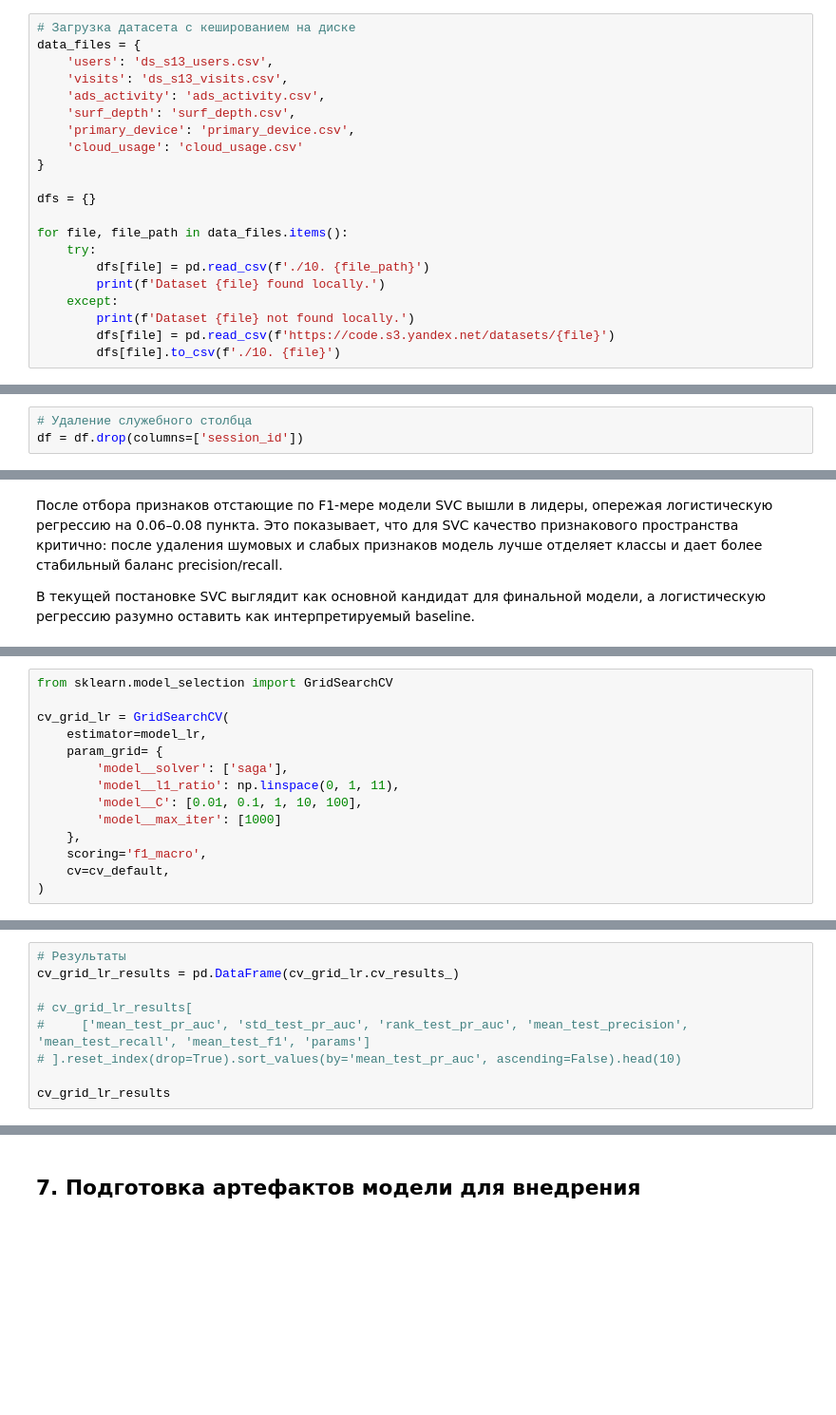
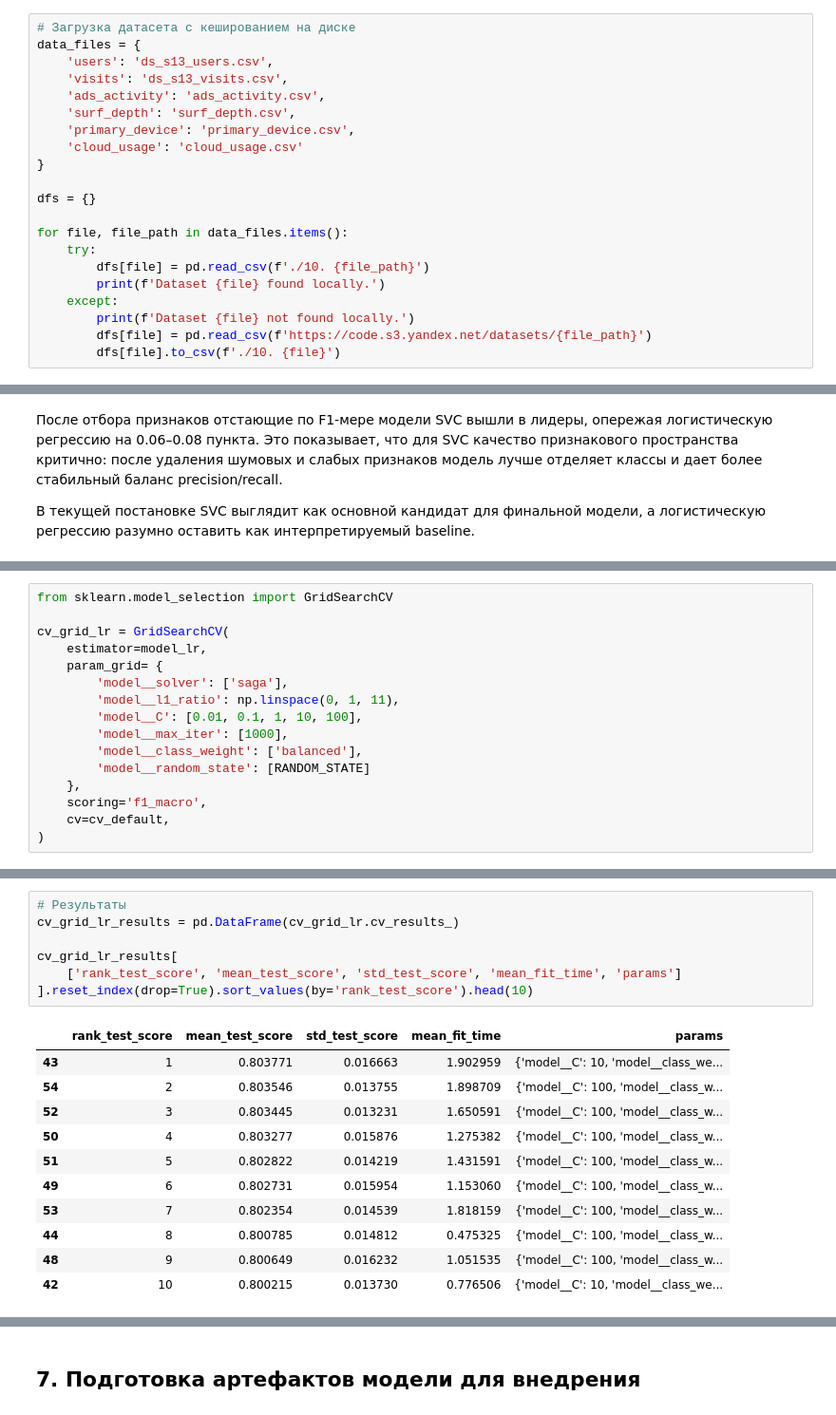
Before and after one commit to Daniel217D/linear-regression-experiments, a Jupyter notebook: 10. yandex-marketing-classification.ipynb, the cells around one changed output, grey strips where cells are left out. Shown at 95% size. Drawn from its saved outputs; the diff is of its cells as text; blank space fills up the shorter version.

```diff
--- a/10. yandex-marketing-classification.ipynb
+++ b/10. yandex-marketing-classification.ipynb
@@ -49,7 +49,7 @@ for file, file_path in data_files.items():
         print(f'Dataset {file} found locally.')
     except:
         print(f'Dataset {file} not found locally.')
-        dfs[file] = pd.read_csv(f'https://code.s3.yandex.net/datasets/{file}')
+        dfs[file] = pd.read_csv(f'https://code.s3.yandex.net/datasets/{file_path}')
         dfs[file].to_csv(f'./10. {file}')
 # %% [output]
 Dataset users found locally.
@@ -349,9 +349,6 @@ memory usage: 40.7 MB
 Все признаки представлены строковыми типами. Преобразований типов не требуется
 
 Признак `session_id` можно удалить из данных. Уникальных идентификатор сесии не будет полезен для модели и не потребуется в дальнейшей обработке данных
-# %%
-# Удаление служебного столбца
-df = df.drop(columns=['session_id'])
 # %% [markdown]
 Приведем все признаки к нижнему регистру, чтобы избежать потенциальных неявных дубликатов
 # %%
@@ -2001,7 +1983,9 @@ cv_grid_lr = GridSearchCV(
         'model__solver': ['saga'],
         'model__l1_ratio': np.linspace(0, 1, 11),
         'model__C': [0.01, 0.1, 1, 10, 100],
-        'model__max_iter': [1000]
+        'model__max_iter': [1000],
+        'model__class_weight': ['balanced'],
+        'model__random_state': [RANDOM_STATE]
     },
     scoring='f1_macro',
     cv=cv_default,
@@ -2032,9 +1999,19 @@ _______________________________________________fit_transform_one - 19.2s, 0.3min
 # %%
 # Результаты
 cv_grid_lr_results = pd.DataFrame(cv_grid_lr.cv_results_)
 
-# cv_grid_lr_results[
-#     ['mean_test_pr_auc', 'std_test_pr_auc', 'rank_test_pr_auc', 'mean_test_precision', 'mean_test_recall', 'mean_test_f1', 'params']
-# ].reset_index(drop=True).sort_values(by='mean_test_pr_auc', ascending=False).head(10)
-
-cv_grid_lr_results
+cv_grid_lr_results[
+    ['rank_test_score', 'mean_test_score', 'std_test_score', 'mean_fit_time', 'params']
+].reset_index(drop=True).sort_values(by='rank_test_score').head(10)
+# %% [output]
+|  | rank_test_score | mean_test_score | std_test_score | mean_fit_time | params |
+| 43 | 1 | 0.803771 | 0.016663 | 1.902959 | {'model__C': 10, 'model__class_we... |
+| 54 | 2 | 0.803546 | 0.013755 | 1.898709 | {'model__C': 100, 'model__class_w... |
+| 52 | 3 | 0.803445 | 0.013231 | 1.650591 | {'model__C': 100, 'model__class_w... |
+| 50 | 4 | 0.803277 | 0.015876 | 1.275382 | {'model__C': 100, 'model__class_w... |
+| 51 | 5 | 0.802822 | 0.014219 | 1.431591 | {'model__C': 100, 'model__class_w... |
+| 49 | 6 | 0.802731 | 0.015954 | 1.153060 | {'model__C': 100, 'model__class_w... |
+| 53 | 7 | 0.802354 | 0.014539 | 1.818159 | {'model__C': 100, 'model__class_w... |
+| 44 | 8 | 0.800785 | 0.014812 | 0.475325 | {'model__C': 100, 'model__class_w... |
+| 48 | 9 | 0.800649 | 0.016232 | 1.051535 | {'model__C': 100, 'model__class_w... |
+| 42 | 10 | 0.800215 | 0.013730 | 0.776506 | {'model__C': 10, 'model__class_we... |
```
Also changed, not shown: parts of 59 cells of this notebook.
